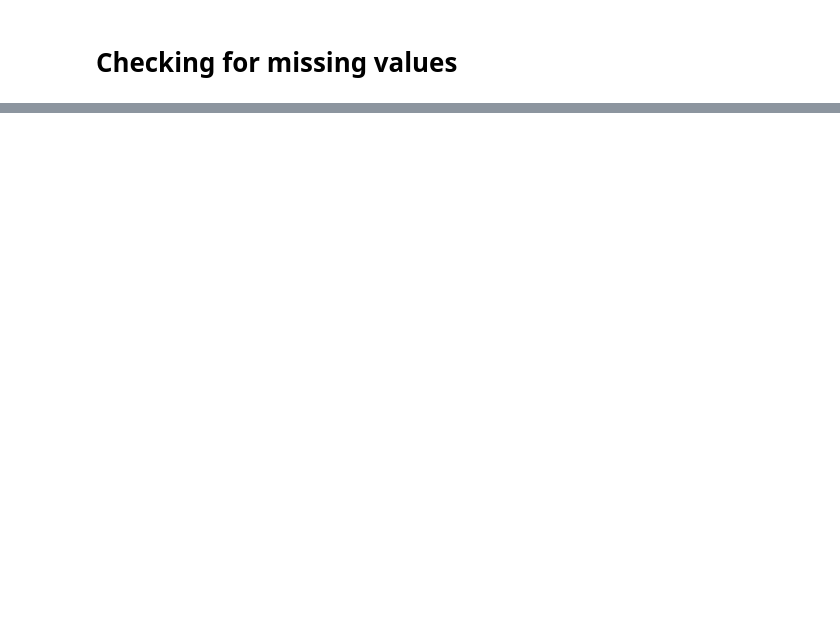
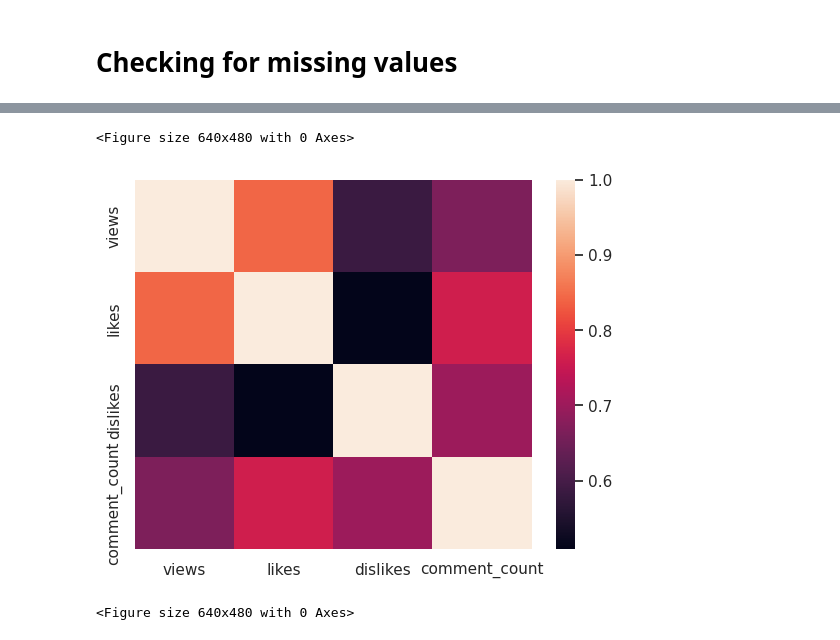
Before and after one commit to deshpandeanu/BasicProjectsPython, a Jupyter notebook: data-cleaning-and-eda-work.ipynb, the cells around one changed output, grey strips where cells are left out. Drawn from its saved outputs; the diff is of its cells as text; code cells hidden in the pictures; blank space fills up the shorter version.

```diff
--- a/data-cleaning-and-eda-work.ipynb
+++ b/data-cleaning-and-eda-work.ipynb
@@ -238,0 +503,4 @@ combined_df = pd.concat(all_dataframes)
+# %%
+col = ['views', 'likes', 'dislikes', 'comment_count']
+corr = data[col].corr()
+corr
@@ -238,0 +513,7 @@ combined_df = pd.concat(all_dataframes)
+# %%
+sns.heatmap(corr)
+plt.figure()
+# %% [output]
+<Figure size 640x480 with 0 Axes>
+[figure, added]
+<Figure size 640x480 with 0 Axes>
```
Also changed, not shown: parts of 51 cells of this notebook.
